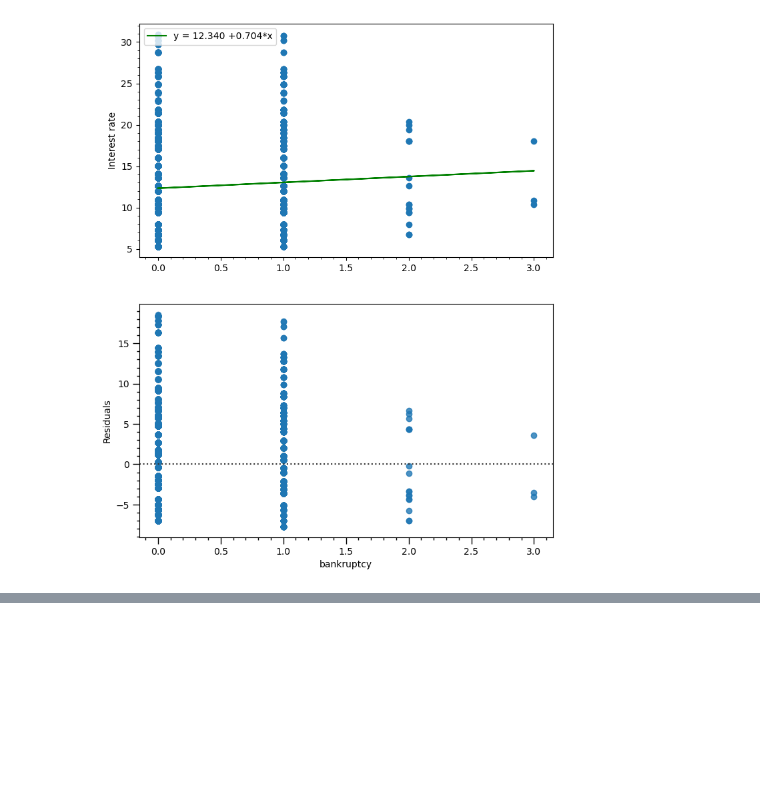
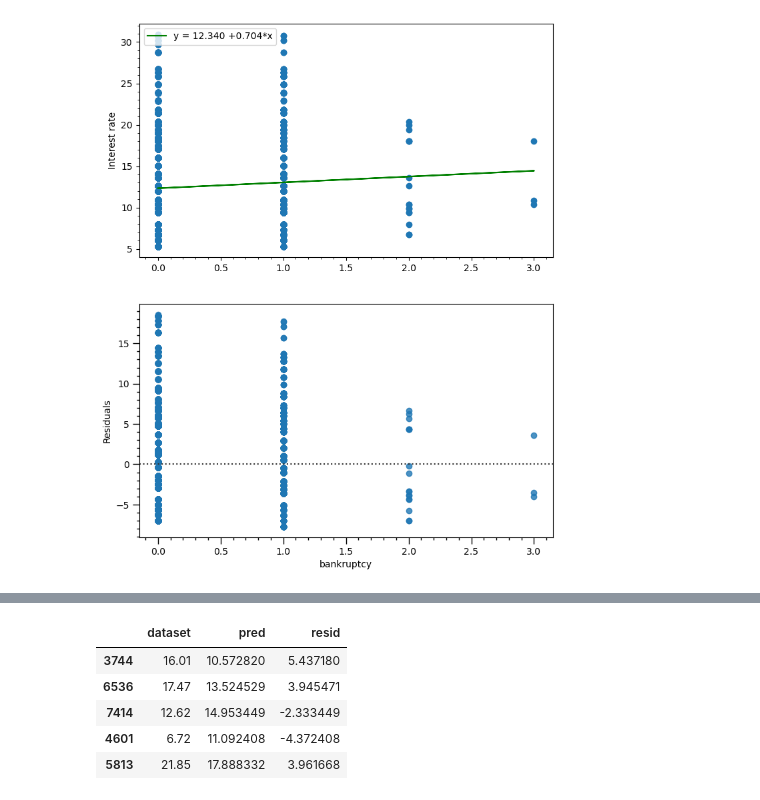
Before and after one commit to mseyhan/statistical-learning, a Jupyter notebook: chapter9_1.ipynb, the cells around one changed output, grey strips where cells are left out. Saved outputs shown, nothing was run; the diff lists cells and outputs as text; code cells hidden in the pictures; blank space fills up the shorter version.

```diff
--- a/chapter9_1.ipynb
+++ b/chapter9_1.ipynb
@@ -157,0 +247,18 @@ Notes:
+# %%
+train, test = train_test_split(loans, train_size=0.8, random_state=1903)
+loans_train = pd.DataFrame(train, columns=loans.columns)
+loans_test = pd.DataFrame(test, columns=loans.columns)
+
+model = ols("interest_rate ~ income_ver+ debt_to_income+credit_util+bankruptcy+term+issue_month+credit_checks", data=loans_train)
+results= model.fit()
+pred = results.predict(exog=loans_test)
+dataset = loans_test.interest_rate
+resid = dataset - pred
+pd.DataFrame({"dataset":dataset, "pred": pred, "resid": resid}).head()
+# %% [output]
+|  | dataset | pred | resid |
+| 3744 | 16.01 | 10.572820 | 5.437180 |
+| 6536 | 17.47 | 13.524529 | 3.945471 |
+| 7414 | 12.62 | 14.953449 | -2.333449 |
+| 4601 | 6.72 | 11.092408 | -4.372408 |
+| 5813 | 21.85 | 17.888332 | 3.961668 |
```
Also changed, not shown: parts of 9 cells of this notebook.
